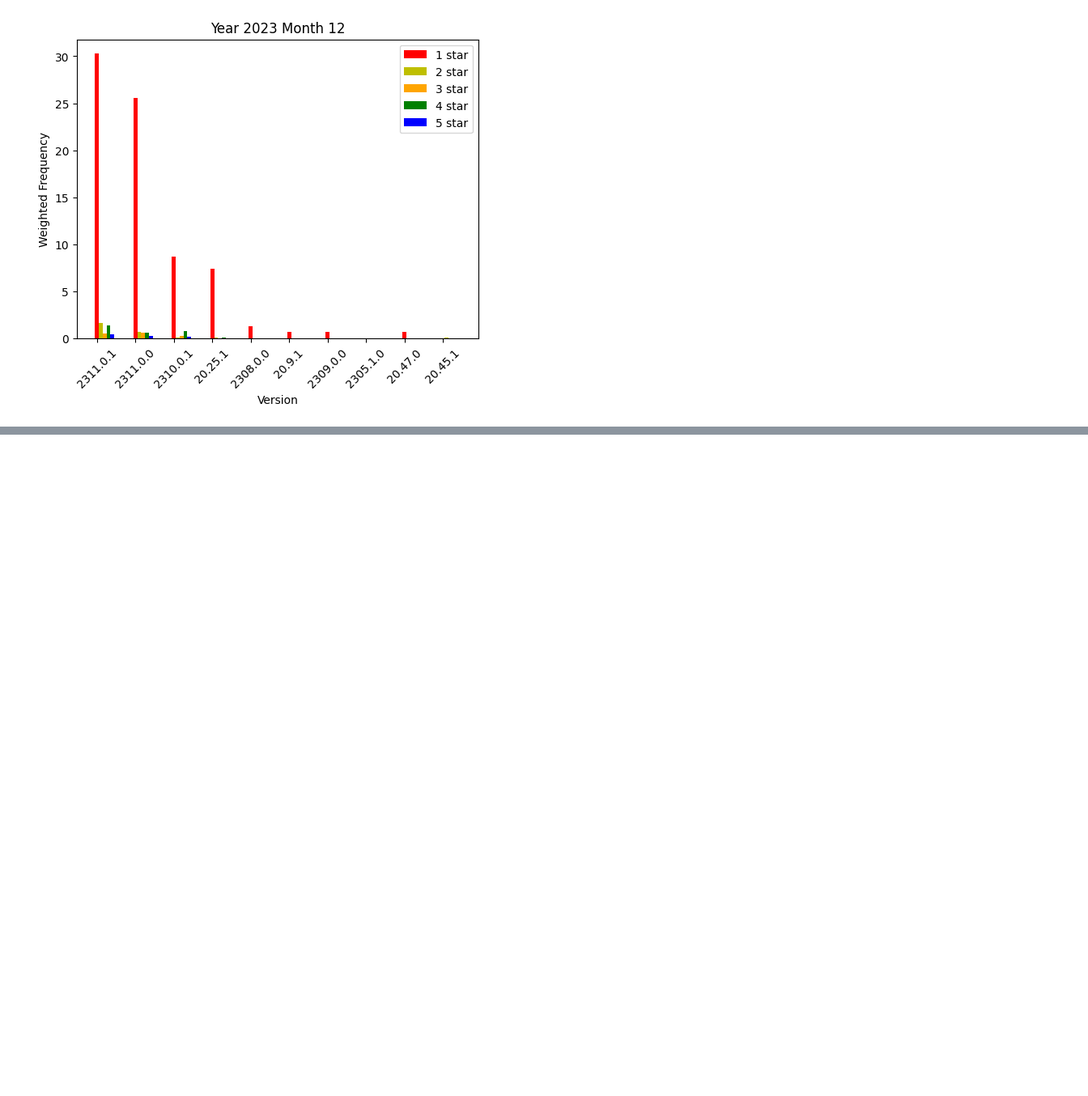
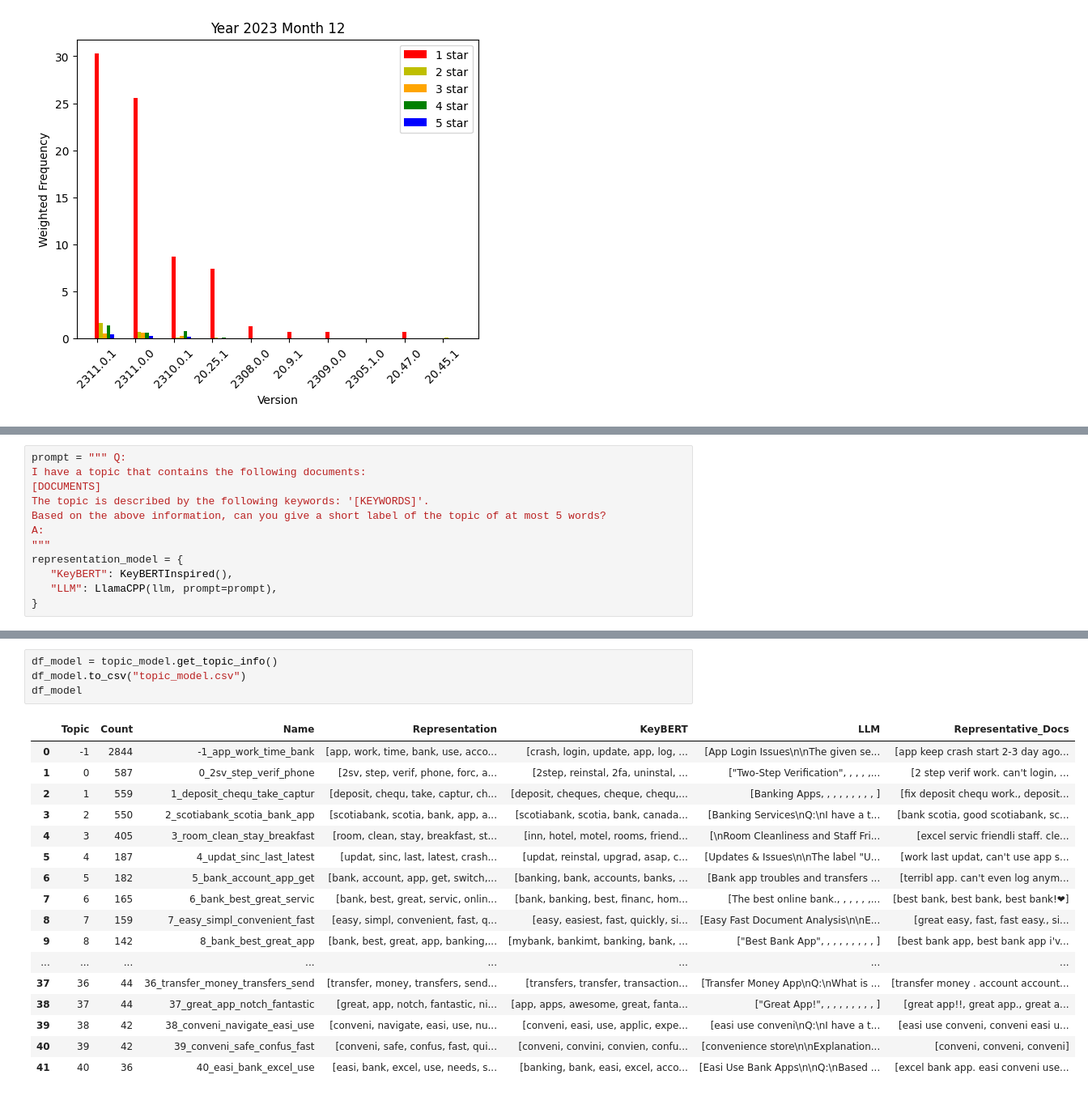
Before and after one commit to quangbui04/Scotiabank-Challenge, a Jupyter notebook: scotiabank-datathon.ipynb, the cells around one changed output, grey strips where cells are left out. Shown at 81% size. Saved outputs shown, nothing was run; the diff lists cells and outputs as text; blank space fills up the shorter version.

```diff
--- a/scotiabank-datathon.ipynb
+++ b/scotiabank-datathon.ipynb
@@ -301,0 +533,12 @@ plt.show()
+# %%
+prompt = """ Q:
+I have a topic that contains the following documents:
+[DOCUMENTS]
+The topic is described by the following keywords: '[KEYWORDS]'.
+Based on the above information, can you give a short label of the topic of at most 5 words?
+A:
+"""
+representation_model = {
+   "KeyBERT": KeyBERTInspired(),
+   "LLM": LlamaCPP(llm, prompt=prompt),
+}
@@ -301,0 +602,22 @@ plt.show()
+# %%
+df_model = topic_model.get_topic_info()
+df_model.to_csv("topic_model.csv")
+df_model
+# %% [output]
+|  | Topic | Count | Name | Representation | KeyBERT | LLM | Representative_Docs |
+| 0 | -1 | 2844 | -1_app_work_time_bank | [app, work, time, bank, use, acco... | [crash, login, update, app, log, ... | [App Login Issues\n\nThe given se... | [app keep crash start 2-3 day ago... |
+| 1 | 0 | 587 | 0_2sv_step_verif_phone | [2sv, step, verif, phone, forc, a... | [2step, reinstal, 2fa, uninstal, ... | ["Two-Step Verification", , , , ,... | [2 step verif work. can't login, ... |
+| 2 | 1 | 559 | 1_deposit_chequ_take_captur | [deposit, chequ, take, captur, ch... | [deposit, cheques, cheque, chequ,... | [Banking Apps, , , , , , , , , ] | [fix deposit chequ work., deposit... |
+| 3 | 2 | 550 | 2_scotiabank_scotia_bank_app | [scotiabank, scotia, bank, app, a... | [scotiabank, scotia, bank, canada... | [Banking Services\nQ:\nI have a t... | [bank scotia, good scotiabank, sc... |
+| 4 | 3 | 405 | 3_room_clean_stay_breakfast | [room, clean, stay, breakfast, st... | [inn, hotel, motel, rooms, friend... | [\nRoom Cleanliness and Staff Fri... | [excel servic friendli staff. cle... |
+| 5 | 4 | 187 | 4_updat_sinc_last_latest | [updat, sinc, last, latest, crash... | [updat, reinstal, upgrad, asap, c... | [Updates & Issues\n\nThe label "U... | [work last updat, can't use app s... |
+| 6 | 5 | 182 | 5_bank_account_app_get | [bank, account, app, get, switch,... | [banking, bank, accounts, banks, ... | [Bank app troubles and transfers ... | [terribl app. can't even log anym... |
+| 7 | 6 | 165 | 6_bank_best_great_servic | [bank, best, great, servic, onlin... | [bank, banking, best, financ, hom... | [The best online bank., , , , , ,... | [best bank, best bank, best bank!❤] |
+| 8 | 7 | 159 | 7_easy_simpl_convenient_fast | [easy, simpl, convenient, fast, q... | [easy, easiest, fast, quickly, si... | [Easy Fast Document Analysis\n\nE... | [great easy, fast, fast easy., si... |
+| 9 | 8 | 142 | 8_bank_best_great_app | [bank, best, great, app, banking,... | [mybank, bankimt, banking, bank, ... | ["Best Bank App", , , , , , , , , ] | [best bank app, best bank app i'v... |
+| ... | ... | ... | ... | ... | ... | ... | ... |
+| 37 | 36 | 44 | 36_transfer_money_transfers_send | [transfer, money, transfers, send... | [transfers, transfer, transaction... | [Transfer Money App\nQ:\nWhat is ... | [transfer money . account account... |
+| 38 | 37 | 44 | 37_great_app_notch_fantastic | [great, app, notch, fantastic, ni... | [app, apps, awesome, great, fanta... | ["Great App!", , , , , , , , , ] | [great app!!, great app., great a... |
+| 39 | 38 | 42 | 38_conveni_navigate_easi_use | [conveni, navigate, easi, use, nu... | [conveni, easi, use, applic, expe... | [easi use conveni\nQ:\nI have a t... | [easi use conveni, conveni easi u... |
+| 40 | 39 | 42 | 39_conveni_safe_confus_fast | [conveni, safe, confus, fast, qui... | [conveni, convini, convien, confu... | [convenience store\n\nExplanation... | [conveni, conveni, conveni] |
+| 41 | 40 | 36 | 40_easi_bank_excel_use | [easi, bank, excel, use, needs, s... | [banking, bank, easi, excel, acco... | [Easi Use Bank Apps\n\nQ:\nBased ... | [excel bank app. easi conveni use... |
```
Also changed, not shown: parts of 37 cells of this notebook.
